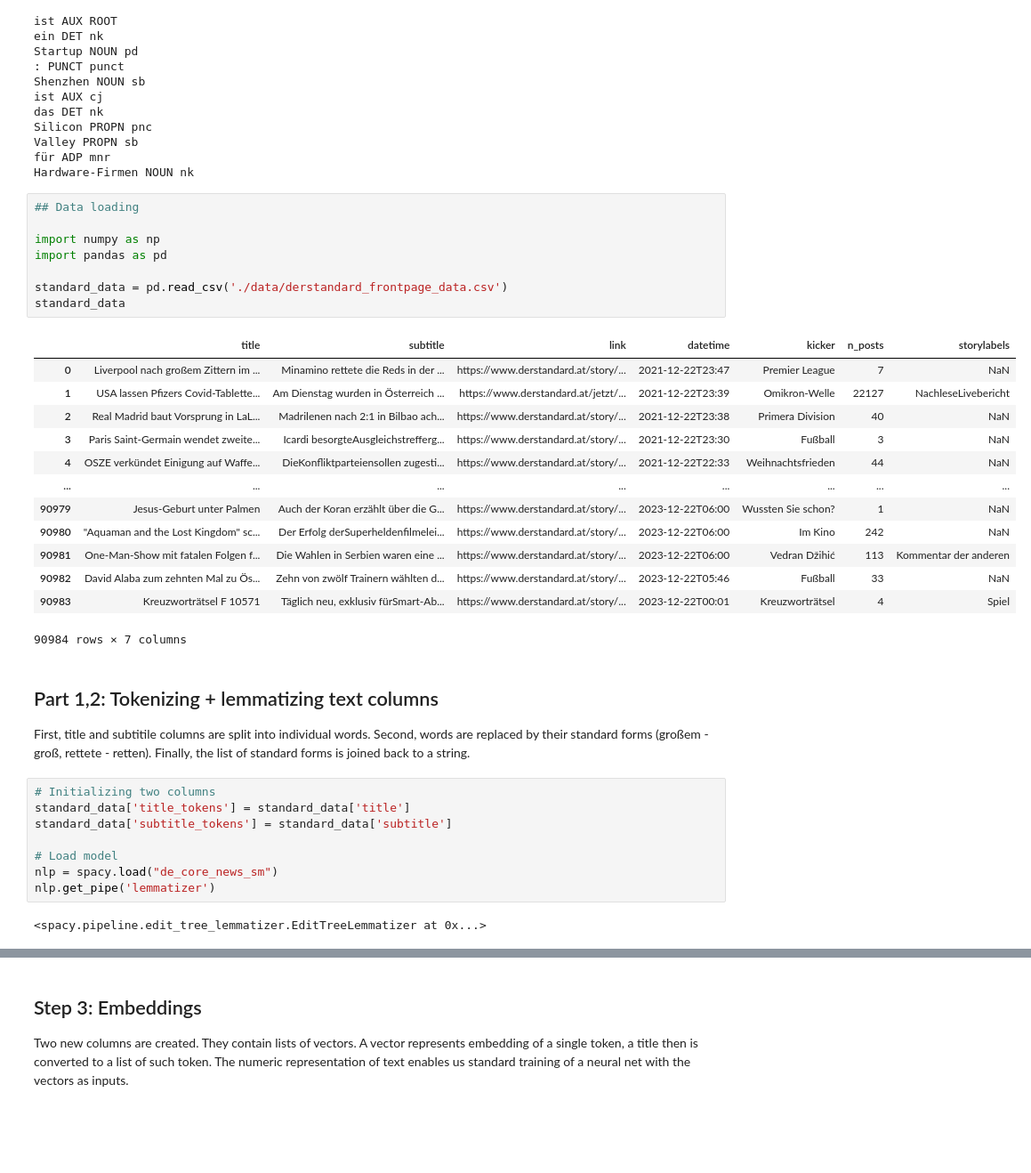
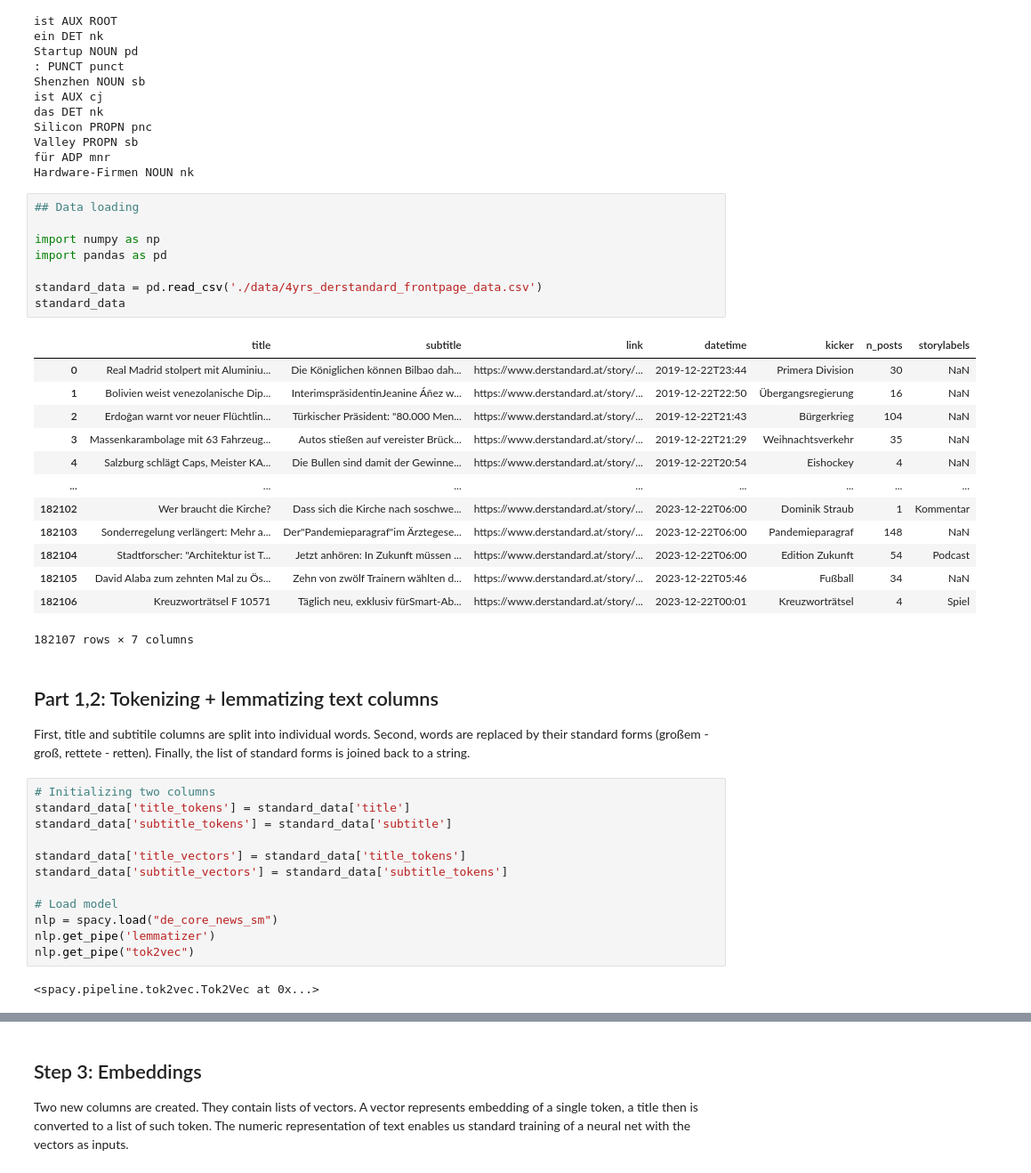
Before and after one commit to pastra98/AI_Lab, a Jupyter notebook: assignment/text_processing.ipynb, the cells around one changed output, grey strips where cells are left out. Shown at 89% size. Drawn from its saved outputs; the diff is of its cells as text; blank space fills up the shorter version.

```diff
--- a/assignment/text_processing.ipynb
+++ b/assignment/text_processing.ipynb
@@ -40,25 +40,25 @@ Hardware-Firmen NOUN nk
 # %%
 ## Data loading
 
 import numpy as np
 import pandas as pd
 
-standard_data = pd.read_csv('./data/derstandard_frontpage_data.csv')
+standard_data = pd.read_csv('./data/4yrs_derstandard_frontpage_data.csv')
 standard_data
 # %% [output]
 |  | title | subtitle | link | datetime | kicker | n_posts | storylabels |
-| 0 | Liverpool nach großem Zittern im ... | Minamino rettete die Reds in der ... | https://www.derstandard.at/story/... | 2021-12-22T23:47 | Premier League | 7 | NaN |
-| 1 | USA lassen Pfizers Covid-Tablette... | Am Dienstag wurden in Österreich ... | https://www.derstandard.at/jetzt/... | 2021-12-22T23:39 | Omikron-Welle | 22127 | NachleseLivebericht |
-| 2 | Real Madrid baut Vorsprung in LaL... | Madrilenen nach 2:1 in Bilbao ach... | https://www.derstandard.at/story/... | 2021-12-22T23:38 | Primera Division | 40 | NaN |
-| 3 | Paris Saint-Germain wendet zweite... | Icardi besorgteAusgleichstrefferg... | https://www.derstandard.at/story/... | 2021-12-22T23:30 | Fußball | 3 | NaN |
-| 4 | OSZE verkündet Einigung auf Waffe... | DieKonfliktparteiensollen zugesti... | https://www.derstandard.at/story/... | 2021-12-22T22:33 | Weihnachtsfrieden | 44 | NaN |
+| 0 | Real Madrid stolpert mit Aluminiu... | Die Königlichen können Bilbao dah... | https://www.derstandard.at/story/... | 2019-12-22T23:44 | Primera Division | 30 | NaN |
+| 1 | Bolivien weist venezolanische Dip... | InterimspräsidentinJeanine Áñez w... | https://www.derstandard.at/story/... | 2019-12-22T22:50 | Übergangsregierung | 16 | NaN |
+| 2 | Erdoğan warnt vor neuer Flüchtlin... | Türkischer Präsident: "80.000 Men... | https://www.derstandard.at/story/... | 2019-12-22T21:43 | Bürgerkrieg | 104 | NaN |
+| 3 | Massenkarambolage mit 63 Fahrzeug... | Autos stießen auf vereister Brück... | https://www.derstandard.at/story/... | 2019-12-22T21:29 | Weihnachtsverkehr | 35 | NaN |
+| 4 | Salzburg schlägt Caps, Meister KA... | Die Bullen sind damit der Gewinne... | https://www.derstandard.at/story/... | 2019-12-22T20:54 | Eishockey | 4 | NaN |
 | ... | ... | ... | ... | ... | ... | ... | ... |
-| 90979 | Jesus-Geburt unter Palmen | Auch der Koran erzählt über die G... | https://www.derstandard.at/story/... | 2023-12-22T06:00 | Wussten Sie schon? | 1 | NaN |
-| 90980 | "Aquaman and the Lost Kingdom" sc... | Der Erfolg derSuperheldenfilmelei... | https://www.derstandard.at/story/... | 2023-12-22T06:00 | Im Kino | 242 | NaN |
-| 90981 | One-Man-Show mit fatalen Folgen f... | Die Wahlen in Serbien waren eine ... | https://www.derstandard.at/story/... | 2023-12-22T06:00 | Vedran Džihić | 113 | Kommentar der anderen |
-| 90982 | David Alaba zum zehnten Mal zu Ös... | Zehn von zwölf Trainern wählten d... | https://www.derstandard.at/story/... | 2023-12-22T05:46 | Fußball | 33 | NaN |
-| 90983 | Kreuzworträtsel F 10571 | Täglich neu, exklusiv fürSmart-Ab... | https://www.derstandard.at/story/... | 2023-12-22T00:01 | Kreuzworträtsel | 4 | Spiel |
+| 182102 | Wer braucht die Kirche? | Dass sich die Kirche nach soschwe... | https://www.derstandard.at/story/... | 2023-12-22T06:00 | Dominik Straub | 1 | Kommentar |
+| 182103 | Sonderregelung verlängert: Mehr a... | Der"Pandemieparagraf"im Ärztegese... | https://www.derstandard.at/story/... | 2023-12-22T06:00 | Pandemieparagraf | 148 | NaN |
+| 182104 | Stadtforscher: "Architektur ist T... | Jetzt anhören: In Zukunft müssen ... | https://www.derstandard.at/story/... | 2023-12-22T06:00 | Edition Zukunft | 54 | Podcast |
+| 182105 | David Alaba zum zehnten Mal zu Ös... | Zehn von zwölf Trainern wählten d... | https://www.derstandard.at/story/... | 2023-12-22T05:46 | Fußball | 34 | NaN |
+| 182106 | Kreuzworträtsel F 10571 | Täglich neu, exklusiv fürSmart-Ab... | https://www.derstandard.at/story/... | 2023-12-22T00:01 | Kreuzworträtsel | 4 | Spiel |
-90984 rows × 7 columns
+182107 rows × 7 columns
 # %% [markdown]
 ## Part 1,2: Tokenizing + lemmatizing text columns
 
@@ -68,11 +68,15 @@ First, title and subtitile columns are split into individual words. Second, word
 standard_data['title_tokens'] = standard_data['title']
 standard_data['subtitle_tokens'] = standard_data['subtitle']
 
+standard_data['title_vectors'] = standard_data['title_tokens']
+standard_data['subtitle_vectors'] = standard_data['subtitle_tokens']
+
 # Load model
 nlp = spacy.load("de_core_news_sm")
 nlp.get_pipe('lemmatizer')
+nlp.get_pipe("tok2vec")
 # %% [output]
-<spacy.pipeline.edit_tree_lemmatizer.EditTreeLemmatizer at 0x...>
+<spacy.pipeline.tok2vec.Tok2Vec at 0x...>
 # %%
 # loops through rows
 
```
Also changed, not shown: parts of 22 cells of this notebook.
